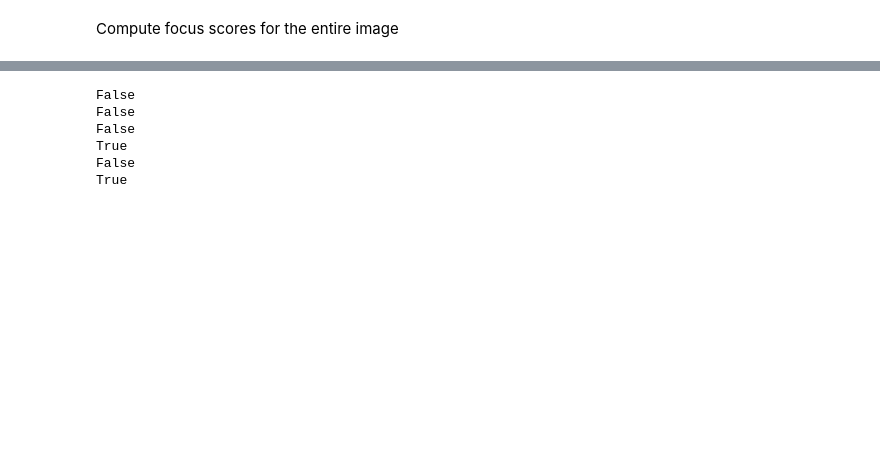
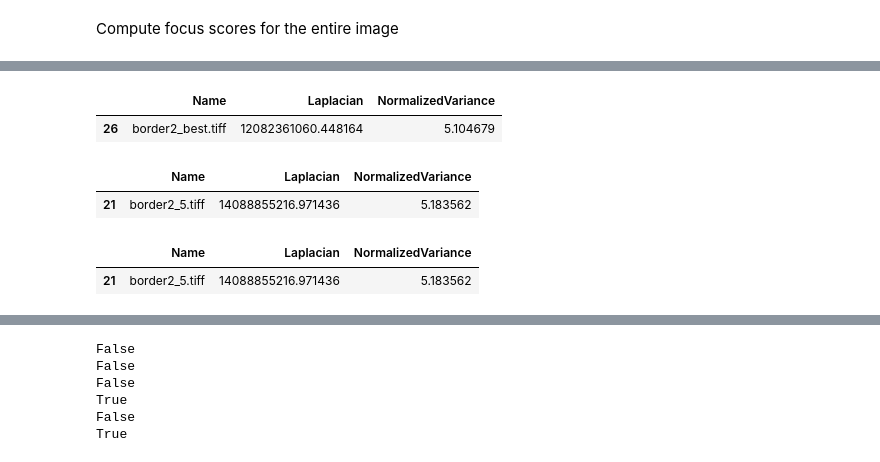
Before and after one commit to temporalecologylab/TreeRings, a Jupyter notebook: code/focus_testng/focus_method_compare.ipynb, the cells around one changed output, grey strips where cells are left out. Drawn from its saved outputs; the diff is of its cells as text; code cells hidden in the pictures; blank space fills up the shorter version.

```diff
--- a/code/focus_testng/focus_method_compare.ipynb
+++ b/code/focus_testng/focus_method_compare.ipynb
@@ -102,0 +231,11 @@ plt.imshow(best_images["border1_array"])
+# %%
+display(border2_df[border2_df['Name'] == 'border2_best.tiff'])
+display(border2_df[border2_df['Laplacian'] == border2_df['Laplacian'].max()])
+border2_df[border2_df['NormalizedVariance'] == border2_df['NormalizedVariance'].max()]
+# %% [output]
+|  | Name | Laplacian | NormalizedVariance |
+| 26 | border2_best.tiff | 12082361060.448164 | 5.104679 |
+|  | Name | Laplacian | NormalizedVariance |
+| 21 | border2_5.tiff | 14088855216.971436 | 5.183562 |
+|  | Name | Laplacian | NormalizedVariance |
+| 21 | border2_5.tiff | 14088855216.971436 | 5.183562 |
```
Also changed, not shown: parts of 20 cells of this notebook, 1 other file.
